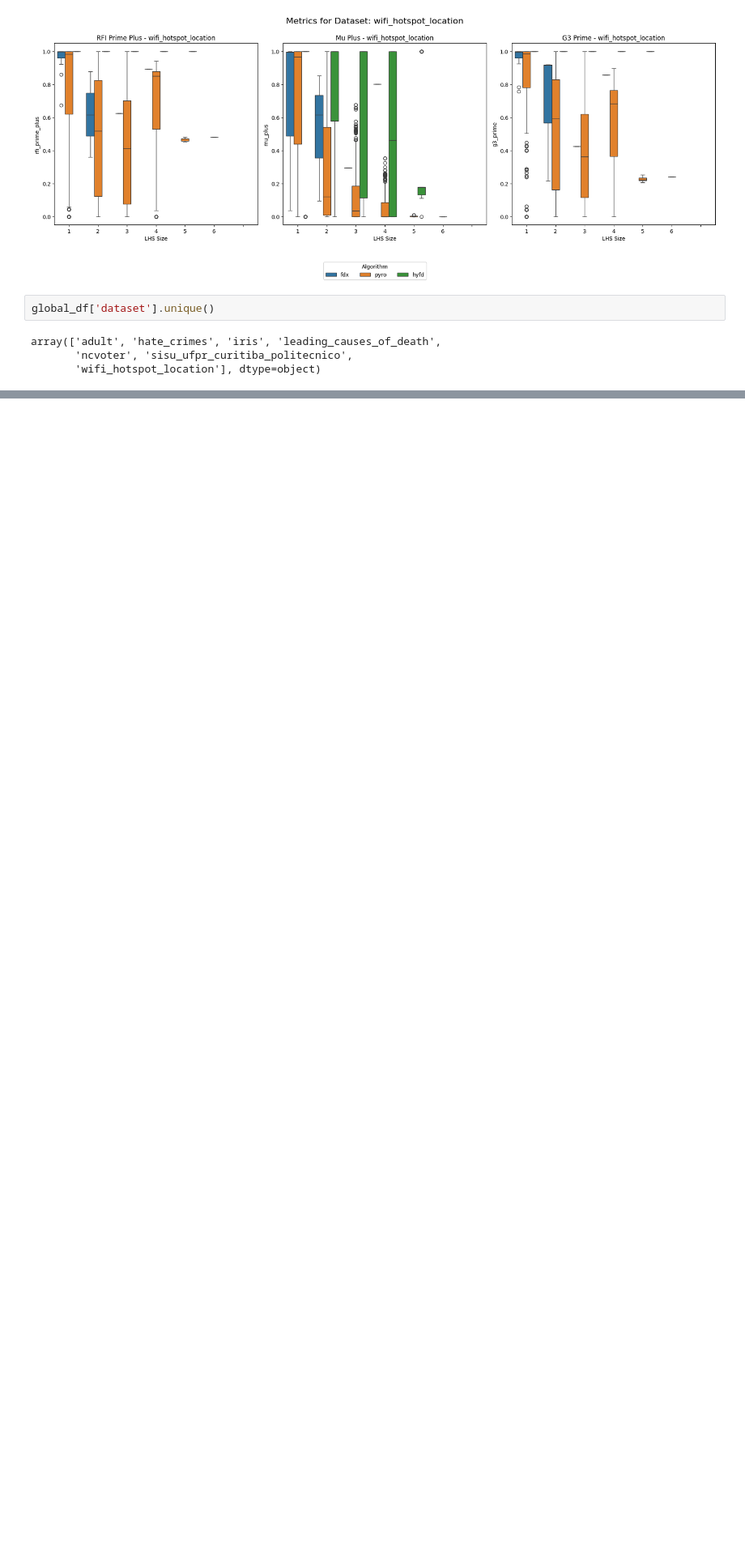
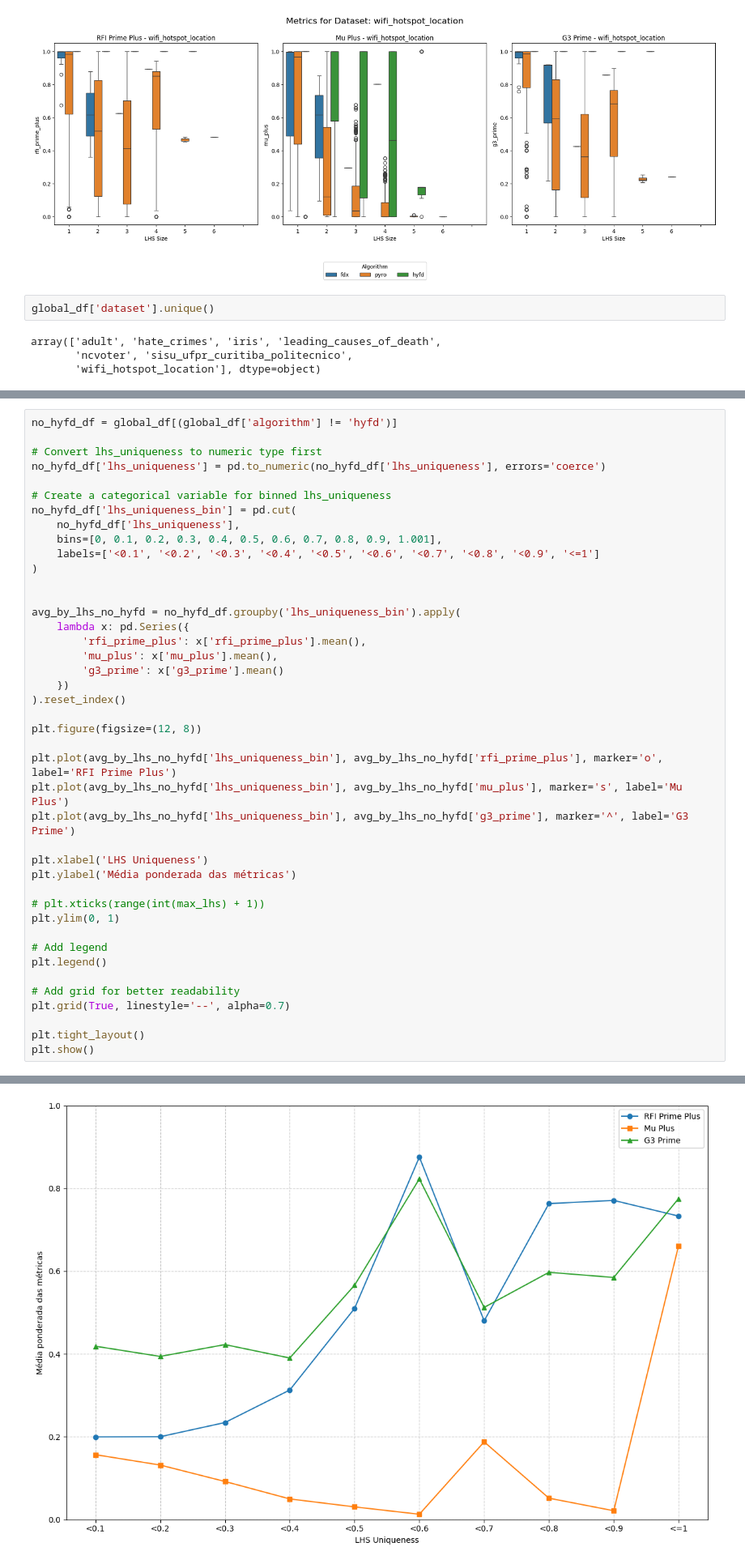
Before and after one commit to AlexF99/tcc, a Jupyter notebook: src/metrics/visualizations/lhs.ipynb, the cells around one changed output, grey strips where cells are left out. Shown at 81% size. Drawn from its saved outputs; the diff is of its cells as text; blank space fills up the shorter version.

```diff
--- a/src/metrics/visualizations/lhs.ipynb
+++ b/src/metrics/visualizations/lhs.ipynb
@@ -151,0 +207,43 @@ for dataset in global_df['dataset'].unique():
+# %%
+no_hyfd_df = global_df[(global_df['algorithm'] != 'hyfd')]
+
+# Convert lhs_uniqueness to numeric type first
+no_hyfd_df['lhs_uniqueness'] = pd.to_numeric(no_hyfd_df['lhs_uniqueness'], errors='coerce')
+
+# Create a categorical variable for binned lhs_uniqueness
+no_hyfd_df['lhs_uniqueness_bin'] = pd.cut(
+    no_hyfd_df['lhs_uniqueness'],
+    bins=[0, 0.1, 0.2, 0.3, 0.4, 0.5, 0.6, 0.7, 0.8, 0.9, 1.001],
+    labels=['<0.1', '<0.2', '<0.3', '<0.4', '<0.5', '<0.6', '<0.7', '<0.8', '<0.9', '<=1']
+)
+
+
+avg_by_lhs_no_hyfd = no_hyfd_df.groupby('lhs_uniqueness_bin').apply(
+    lambda x: pd.Series({
+        'rfi_prime_plus': x['rfi_prime_plus'].mean(),
+        'mu_plus': x['mu_plus'].mean(),
+        'g3_prime': x['g3_prime'].mean()
+    })
+).reset_index()
+
+plt.figure(figsize=(12, 8))
+
+plt.plot(avg_by_lhs_no_hyfd['lhs_uniqueness_bin'], avg_by_lhs_no_hyfd['rfi_prime_plus'], marker='o', label='RFI Prime Plus')
+plt.plot(avg_by_lhs_no_hyfd['lhs_uniqueness_bin'], avg_by_lhs_no_hyfd['mu_plus'], marker='s', label='Mu Plus')
+plt.plot(avg_by_lhs_no_hyfd['lhs_uniqueness_bin'], avg_by_lhs_no_hyfd['g3_prime'], marker='^', label='G3 Prime')
+
+plt.xlabel('LHS Uniqueness')
+plt.ylabel('Média ponderada das métricas')
+
+# plt.xticks(range(int(max_lhs) + 1))
+plt.ylim(0, 1)
+
+# Add legend
+plt.legend()
+
+# Add grid for better readability
+plt.grid(True, linestyle='--', alpha=0.7)
+
+plt.tight_layout()
+plt.show()
+# %% [output]
@@ -151,0 +260 @@ for dataset in global_df['dataset'].unique():
+[figure, added]
```
Also changed, not shown: parts of 5 cells of this notebook, 2 other files.
